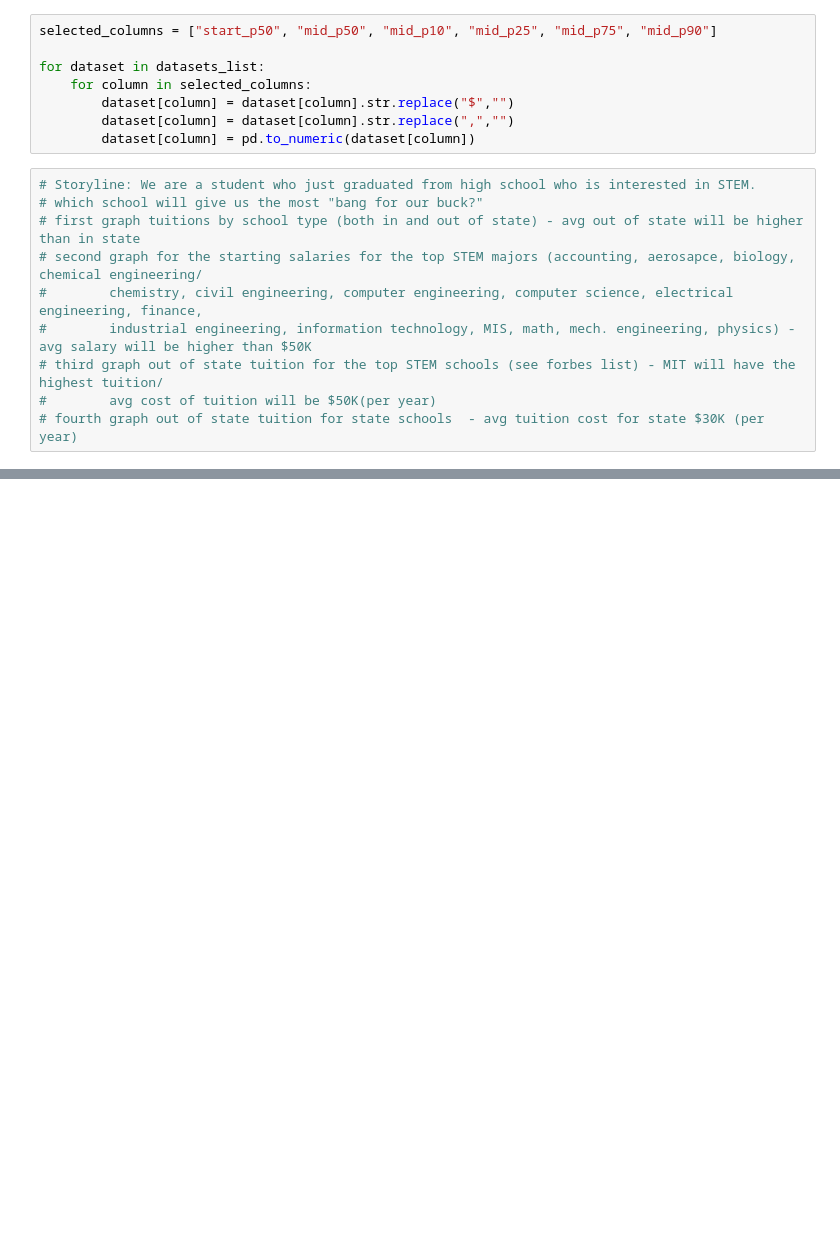
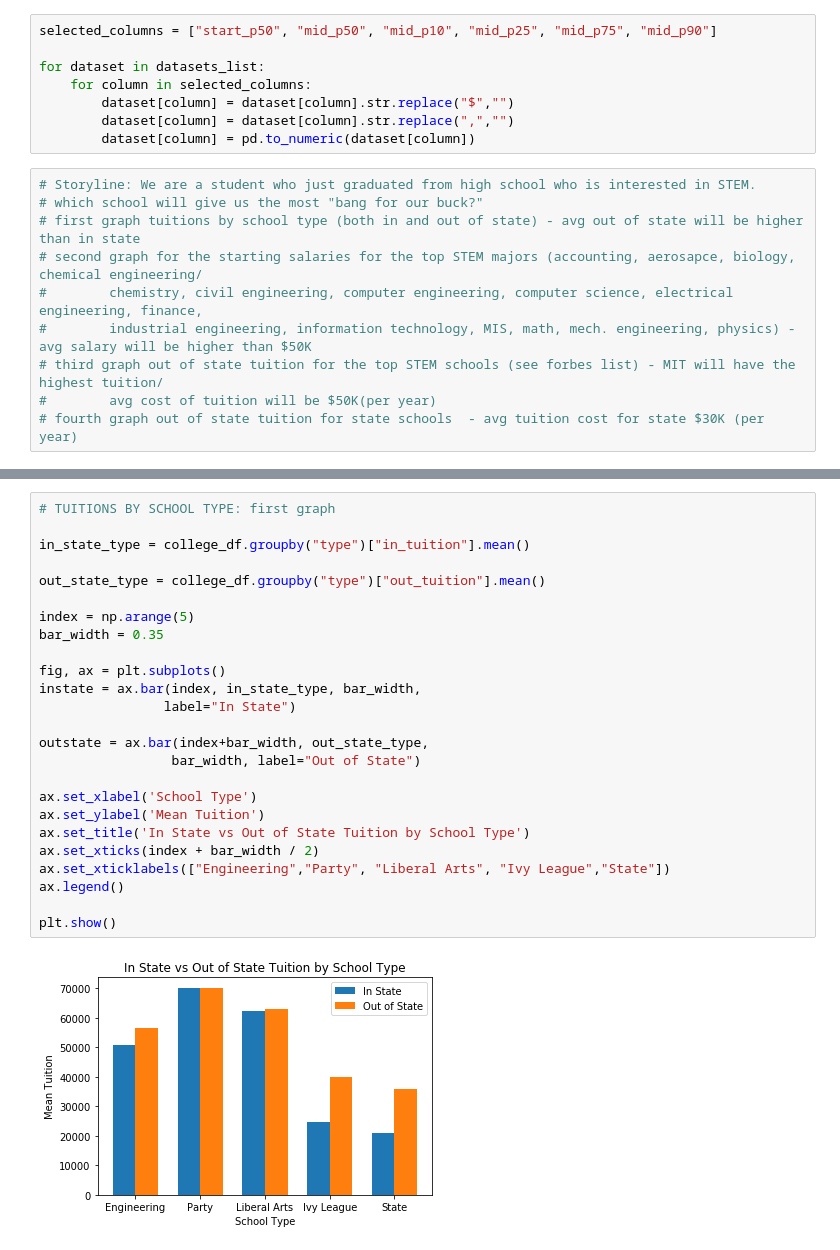
Before and after one commit to GitJudd/group-project1, a Jupyter notebook: projectcode.ipynb, the cells around one changed output, grey strips where cells are left out. Cells and saved outputs as stored; diff of their text form; blank space fills up the shorter version.

```diff
--- a/projectcode.ipynb
+++ b/projectcode.ipynb
@@ -72,0 +93,27 @@ for dataset in datasets_list:
+# %%
+# TUITIONS BY SCHOOL TYPE: first graph
+
+in_state_type = college_df.groupby("type")["in_tuition"].mean()
+
+out_state_type = college_df.groupby("type")["out_tuition"].mean()
+
+index = np.arange(5)
+bar_width = 0.35
+
+fig, ax = plt.subplots()
+instate = ax.bar(index, in_state_type, bar_width,
+                label="In State")
+
+outstate = ax.bar(index+bar_width, out_state_type,
+                 bar_width, label="Out of State")
+
+ax.set_xlabel('School Type')
+ax.set_ylabel('Mean Tuition')
+ax.set_title('In State vs Out of State Tuition by School Type')
+ax.set_xticks(index + bar_width / 2)
+ax.set_xticklabels(["Engineering","Party", "Liberal Arts", "Ivy League","State"])
+ax.legend()
+
+plt.show()
+# %% [output]
+[figure, added]
```
Also changed, not shown: parts of 2 cells of this notebook.
